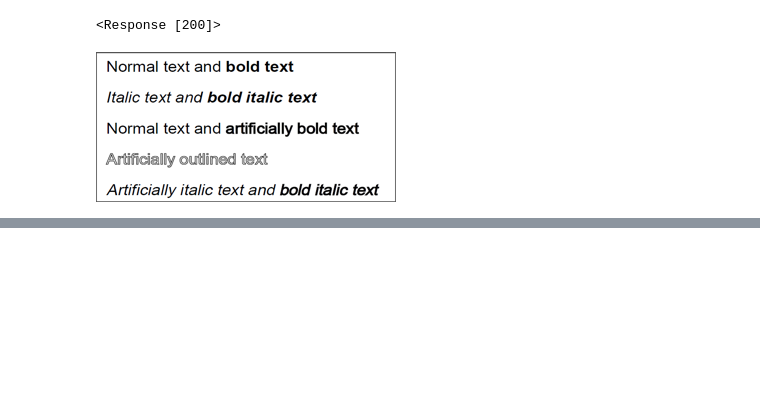
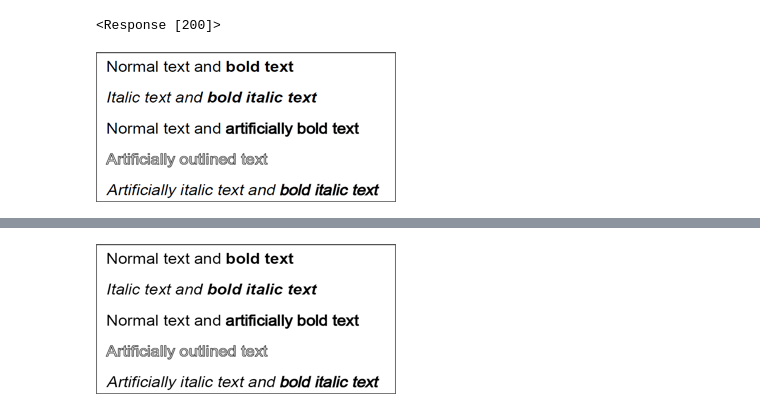
Before and after one commit to adeke910/Text_Extraction_App, a Jupyter notebook: text_ocr.ipynb, the cells around one changed output, grey strips where cells are left out. Saved outputs shown, nothing was run; the diff lists cells and outputs as text; code cells hidden in the pictures; blank space fills up the shorter version.

```diff
--- a/text_ocr.ipynb
+++ b/text_ocr.ipynb
@@ -43,0 +70,13 @@ TesseractNotFoundError: C:\ProgramFiles\Tesseract-OCR\tesseract.exe is not insta
+# %%
+# using opencv for image processing
+
+image = cv2.imread('sample.png')
+# %%
+# converting image to grayscale for less complex processing.
+
+def get_grayscale(image):
+    return cv2.cvtColor(image, cv2.COLOR_BGR2GRAY)
+gray = get_grayscale(image)
+Image.fromarray(gray)
+# %% [output]
+[figure, added]
```
Also changed, not shown: parts of 13 cells of this notebook.
